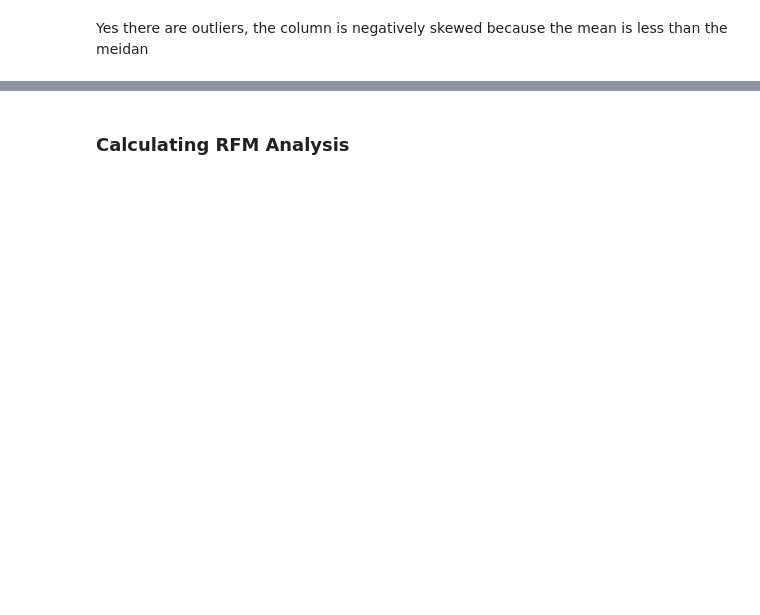
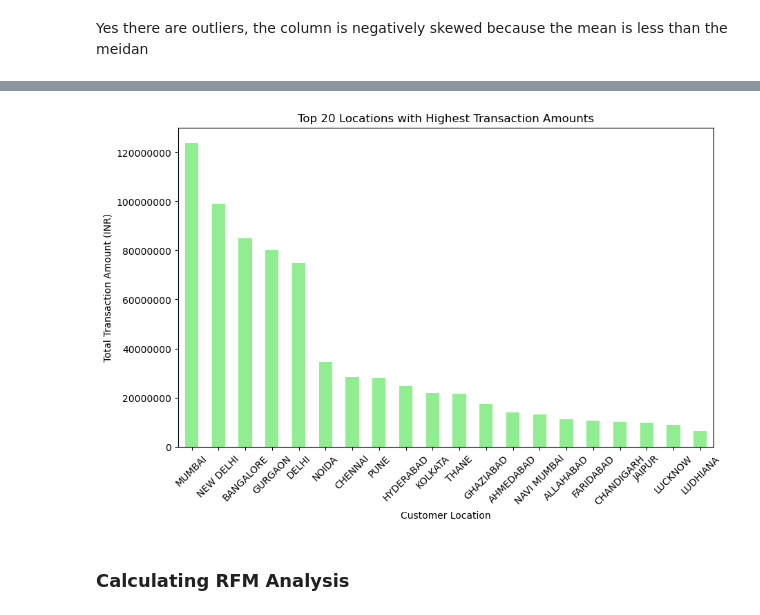
Before and after one commit to usman666/Optimising-Retail-Banking-Strategies, a Jupyter notebook: Analyis.ipynb, the cells around one changed output, grey strips where cells are left out. Drawn from its saved outputs; the diff is of its cells as text; code cells hidden in the pictures; blank space fills up the shorter version.

```diff
--- a/Analyis.ipynb
+++ b/Analyis.ipynb
@@ -287,2 +289,22 @@ plt.show()
+# %%
+### Customers Location with highest transaction amount
+# Group the DataFrame by 'CustomerLocation' and sum the transaction amounts
+transaction_by_location = df_cleaned.groupby('CustLocation')['TransactionAmount (INR)'].sum()
+# Sort the grouped data in descending order
+transaction_by_location = transaction_by_location.sort_values(ascending=False)
+# Display the top 10 locations with the highest transaction amounts
+top_10_locations = transaction_by_location.head(20)
+# Plot the top 10 locations with the highest transaction amounts
+plt.figure(figsize=(10, 6))
+top_10_locations.plot(kind='bar', color='lightgreen')
+plt.title('Top 20 Locations with Highest Transaction Amounts')
+plt.xlabel('Customer Location')
+plt.ylabel('Total Transaction Amount (INR)')
+plt.gca().yaxis.set_major_formatter(mticker.ScalarFormatter(useOffset=False))
+plt.gca().yaxis.get_major_formatter().set_scientific(False)
+plt.xticks(rotation=45)
+plt.show()
+# %% [output]
+[figure, added]
 # %% [markdown]
 ### Calculating RFM Analysis
```
Also changed, not shown: parts of 11 cells of this notebook.
